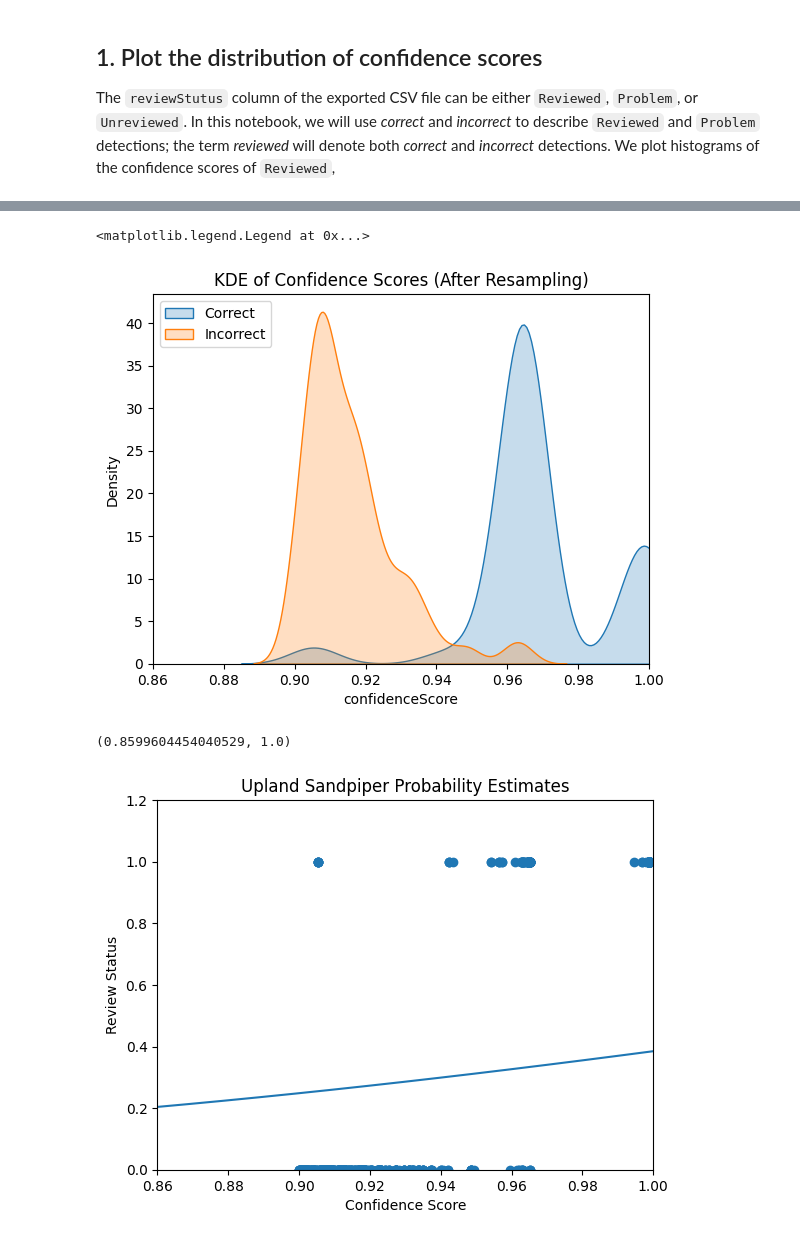
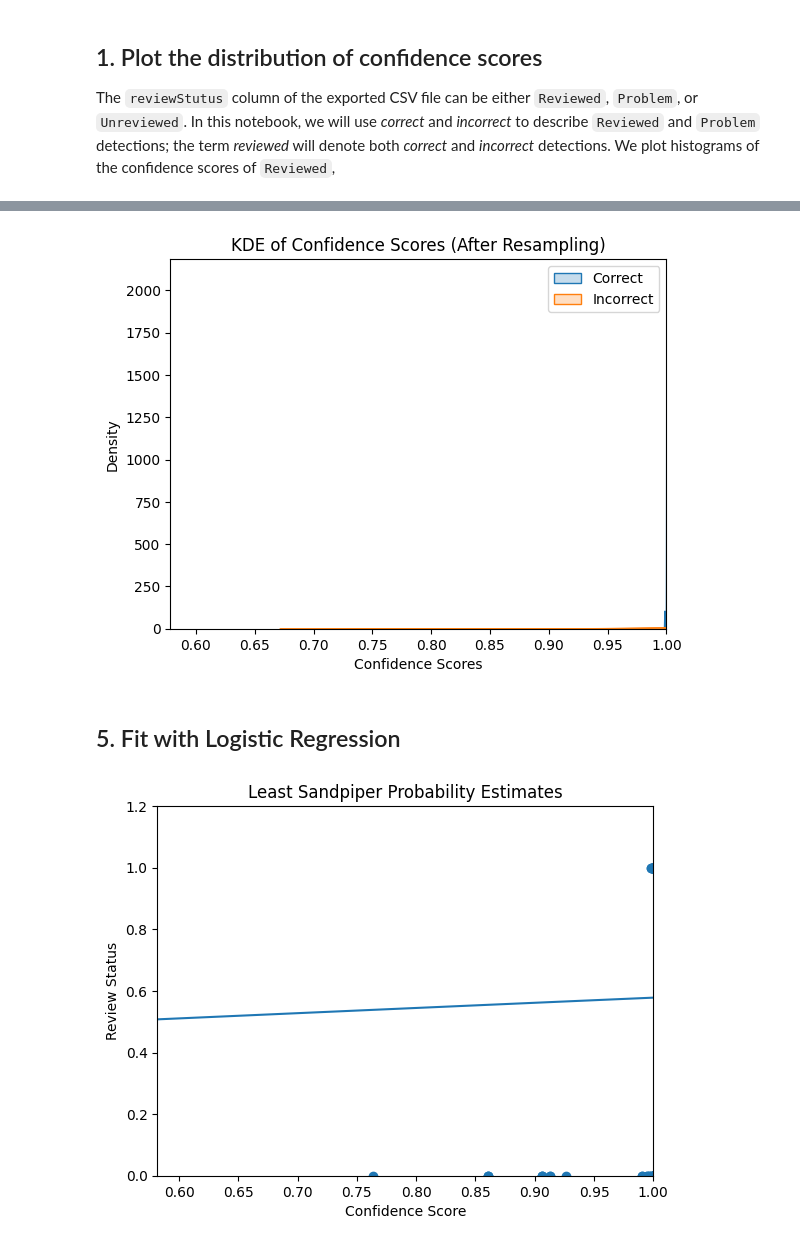
Before and after one commit to eshlei/montana-shorebirds, a Jupyter notebook: mpg.ipynb, the cells around one changed output, grey strips where cells are left out. Saved outputs shown, nothing was run; the diff lists cells and outputs as text; code cells hidden in the pictures.

```diff
--- a/mpg.ipynb
+++ b/mpg.ipynb
@@ -14,5 +17,5 @@ from dateutil import tz
 # %%
-taxon = 'uplsan'
+taxon = 'leasan'
 
 common_names = {
     'semplo': 'Semipalmated Plover',
@@ -134,12 +127,15 @@ plt.legend()
 # %%
 sns.kdeplot(data=df_resampled[df_resampled['reviewStatusBinary'] == 1], x='confidenceScore', label='Correct', fill=True)
 sns.kdeplot(data=df_resampled[df_resampled['reviewStatusBinary'] == 0], x='confidenceScore', label='Incorrect', fill=True)
 plt.title('KDE of Confidence Scores (After Resampling)')
+plt.xlabel('Confidence Scores')
 plt.xlim(df['confidenceScore'].quantile(1e-4), 1)
 plt.legend()
+plt.savefig(f'exports/{taxon}_after_resampling.png')
 # %% [output]
-<matplotlib.legend.Legend at 0x...>
-[figure, old version]
+[figure, new version]
+# %% [markdown]
+## 5. Fit with Logistic Regression
 # %%
 logr = LogisticRegression()
 logr.fit(X, y)
@@ -153,7 +149,7 @@ plt.title(f'{common_names[taxon]} Probability Estimates')
 x_range = np.linspace(0, 1, 100).reshape(-1, 1)
 y_prob = logr.predict_proba(x_range)[:, 1]
 plt.plot(x_range, y_prob)
-plt.xlim(df['confidenceScore'].quantile(1e-4), 1)
+plt.xlim(df['confidenceScore'].quantile(1e-3), 1)
+plt.savefig(f'exports/{taxon}_probability_estimates.png')
 # %% [output]
-(0.8599604454040529, 1.0)
-[figure, old version]
+[figure, new version]
```
Also changed, not shown: parts of 7 cells of this notebook, 7 other files.
